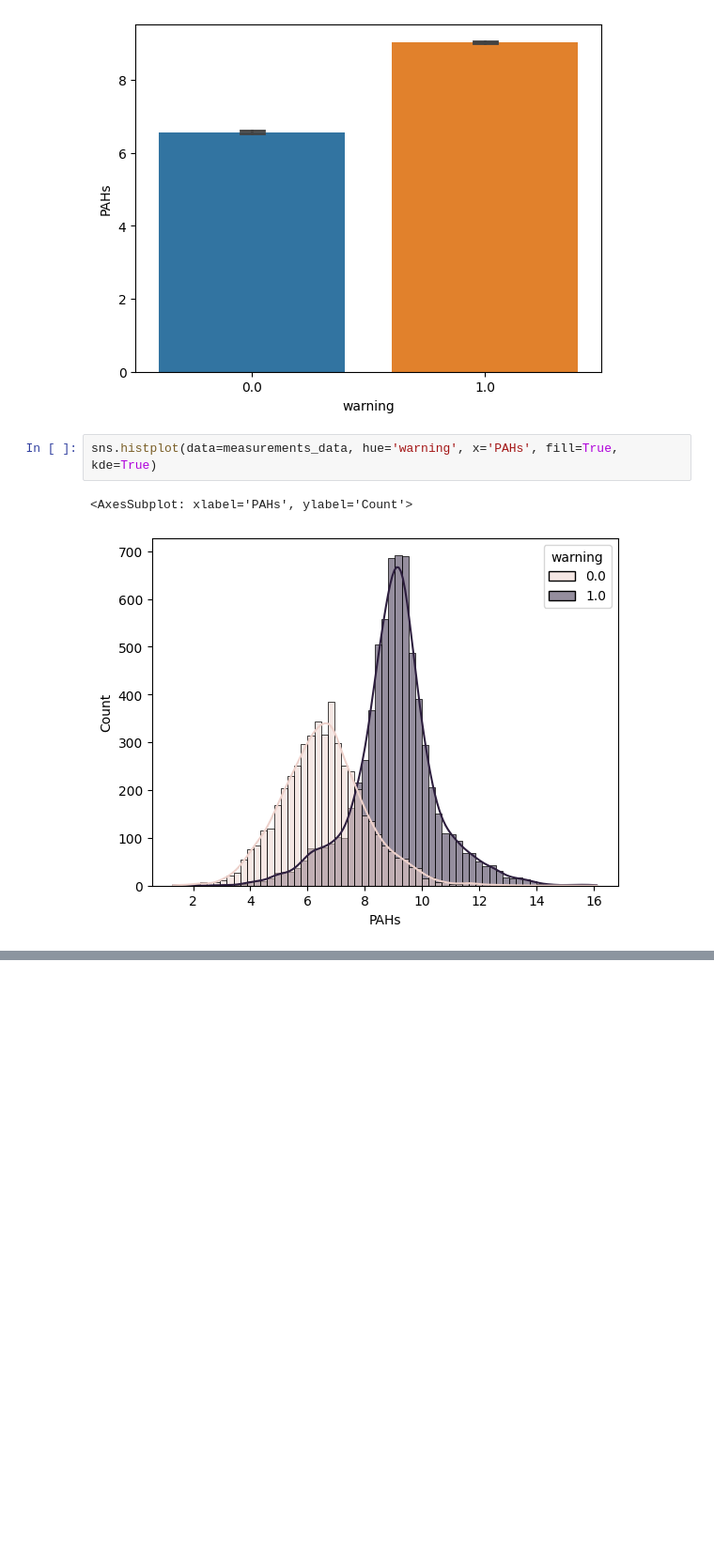
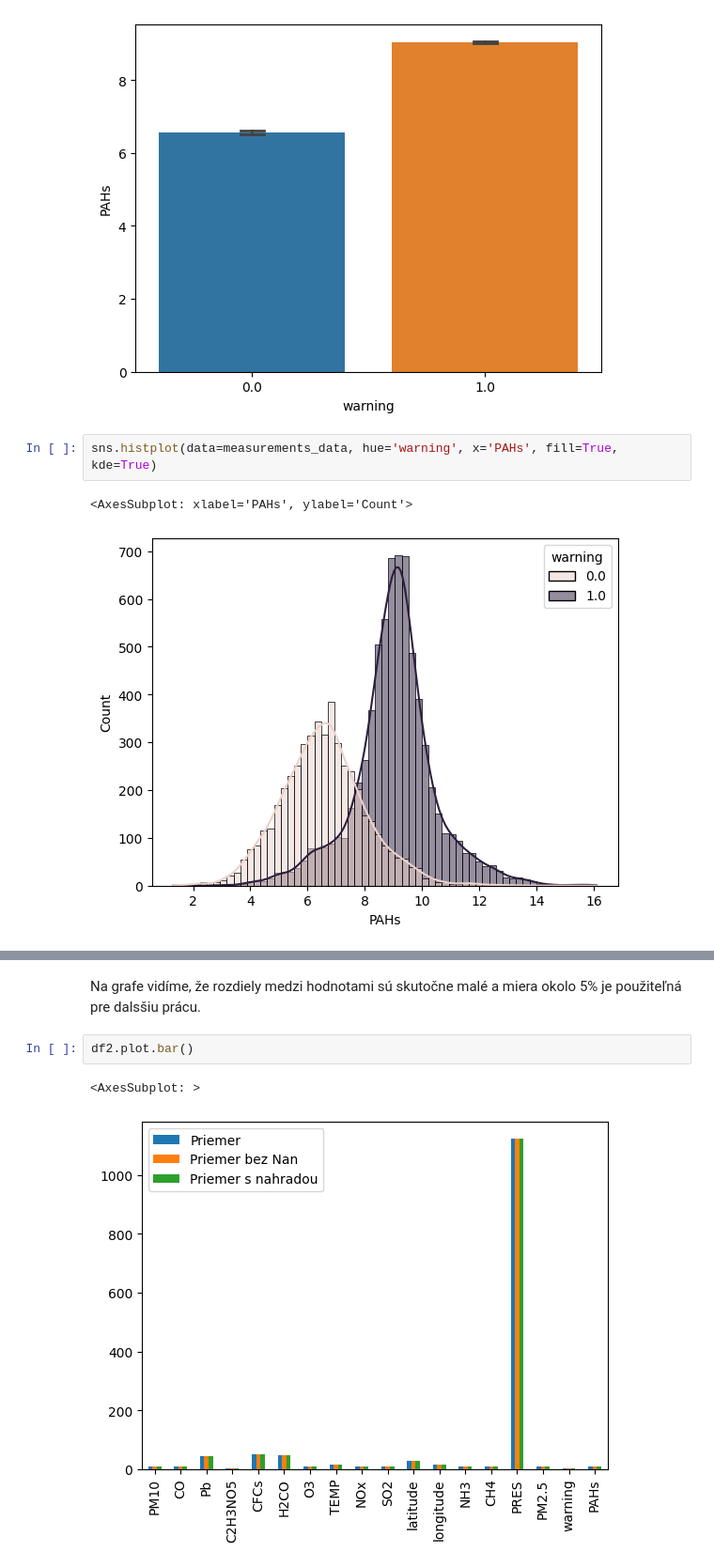
Before and after one commit to berny-29/IAU, a Jupyter notebook: Project.ipynb, the cells around one changed output, grey strips where cells are left out. Shown at 94% size. Cells and saved outputs as stored; diff of their text form; blank space fills up the shorter version.

```diff
--- a/Project.ipynb
+++ b/Project.ipynb
@@ -157,0 +177,7 @@ pd.concat([measurements_data.mean(), reduced_data.mean().reindex(measurements_da
+# %% [markdown]
+Na grafe vidíme, že rozdiely medzi hodnotami sú skutočne malé a miera okolo 5% je použiteľná pre dalsšiu prácu.
+# %%
+df2.plot.bar()
+# %% [output]
+<AxesSubplot: >
+[figure, added]
```
Also changed, not shown: parts of 36 cells of this notebook.
